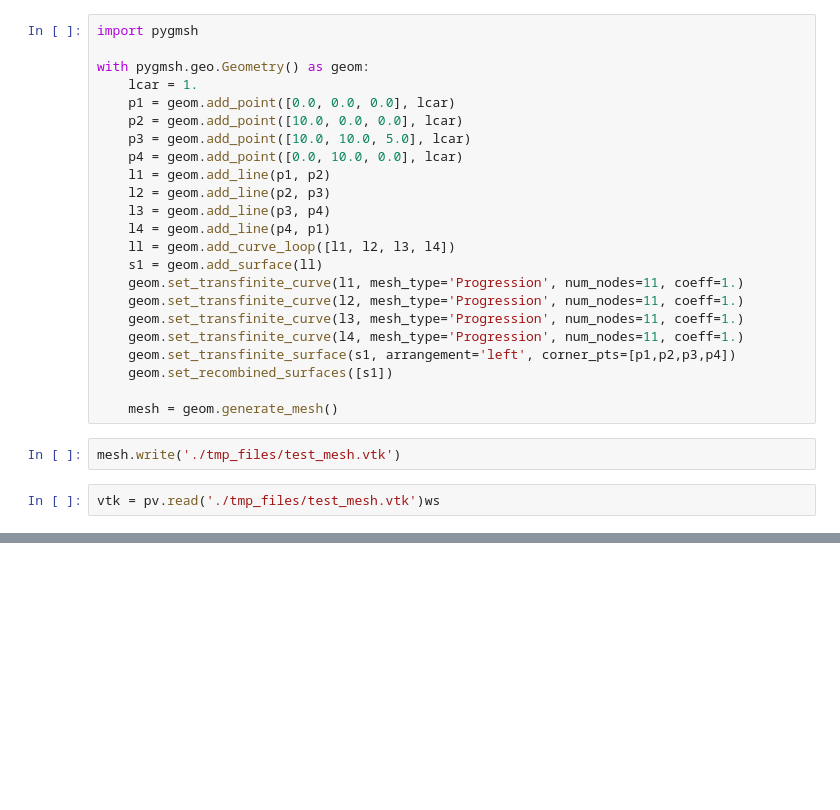
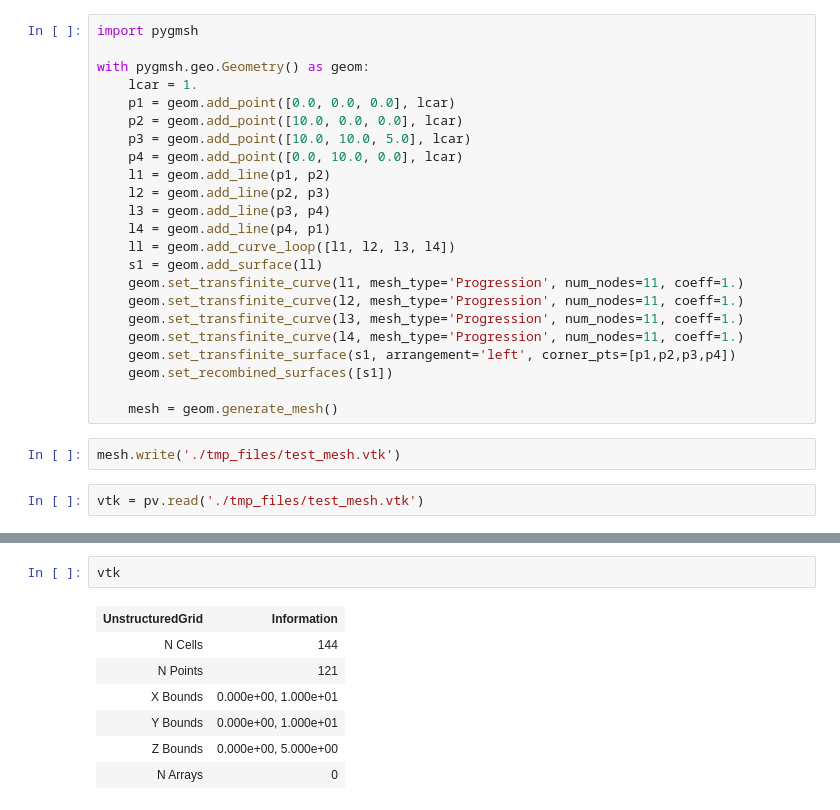
Before and after one commit to kaufmanno/GSDMA_2021, a Jupyter notebook: docs/source/examples/basic/Create_a_structured_mesh_with_pygmsh.ipynb, the cells around one changed output, grey strips where cells are left out. Cells and saved outputs as stored; diff of their text form; blank space fills up the shorter version.

```diff
--- a/docs/source/examples/basic/Create_a_structured_mesh_with_pygmsh.ipynb
+++ b/docs/source/examples/basic/Create_a_structured_mesh_with_pygmsh.ipynb
@@ -26,7 +26,7 @@ with pygmsh.geo.Geometry() as geom:
 # %%
 mesh.write('./tmp_files/test_mesh.vtk')
 # %%
-vtk = pv.read('./tmp_files/test_mesh.vtk')ws
+vtk = pv.read('./tmp_files/test_mesh.vtk')
 # %%
 vtk.plot(jupyter_backend='panel', show_edges=True, edge_color='gray', color='red', window_size=(800,600))
 # %% [output]
@@ -33,0 +42,10 @@ vtk.plot(jupyter_backend='panel', show_edges=True, edge_color='gray', color='red
+# %%
+vtk
+# %% [output]
+| UnstructuredGrid | Information |
+| N Cells | 144 |
+| N Points | 121 |
+| X Bounds | 0.000e+00, 1.000e+01 |
+| Y Bounds | 0.000e+00, 1.000e+01 |
+| Z Bounds | 0.000e+00, 5.000e+00 |
+| N Arrays | 0 |
```
Also changed, not shown: parts of 2 cells of this notebook, 1 other file.
